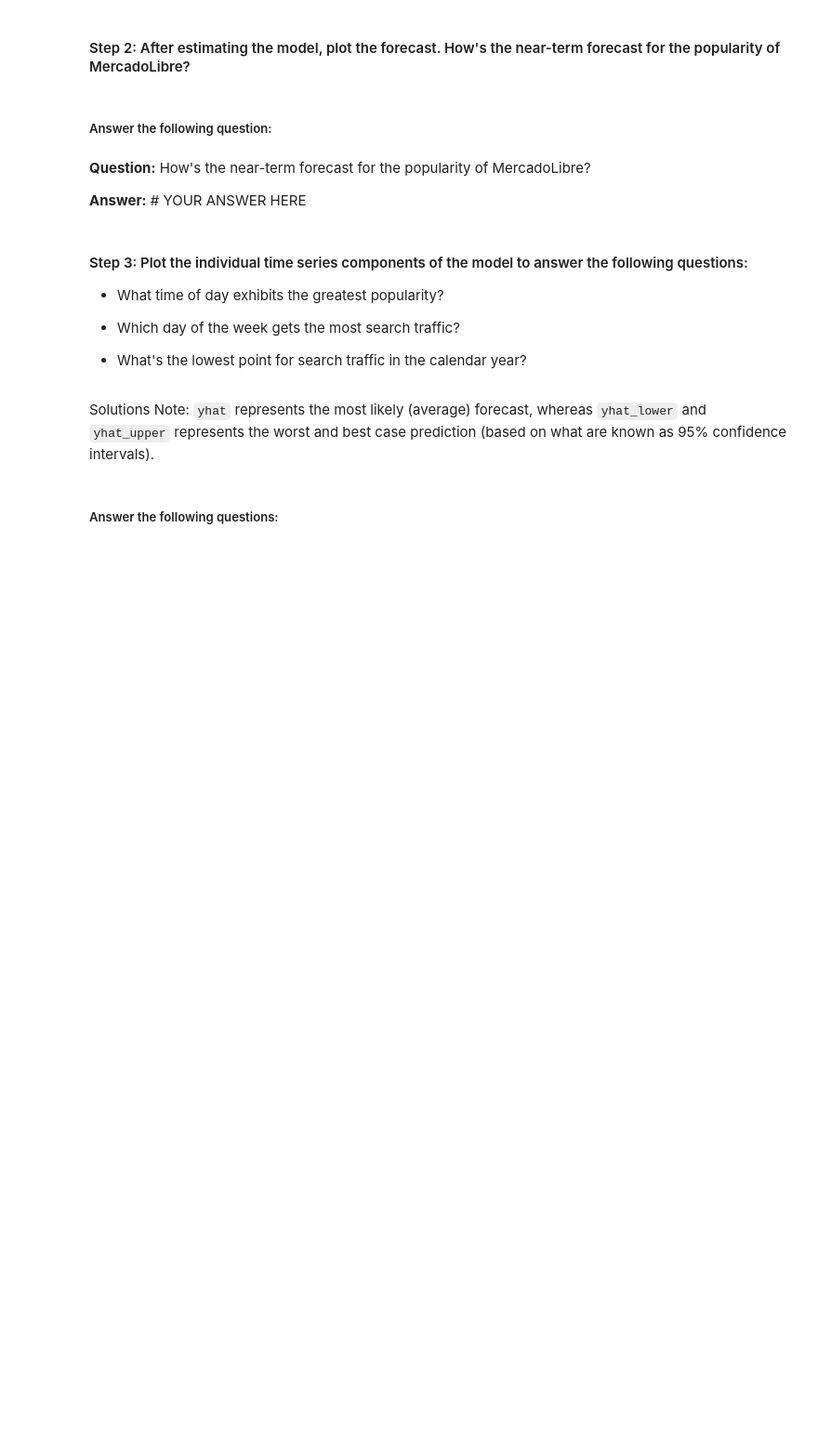
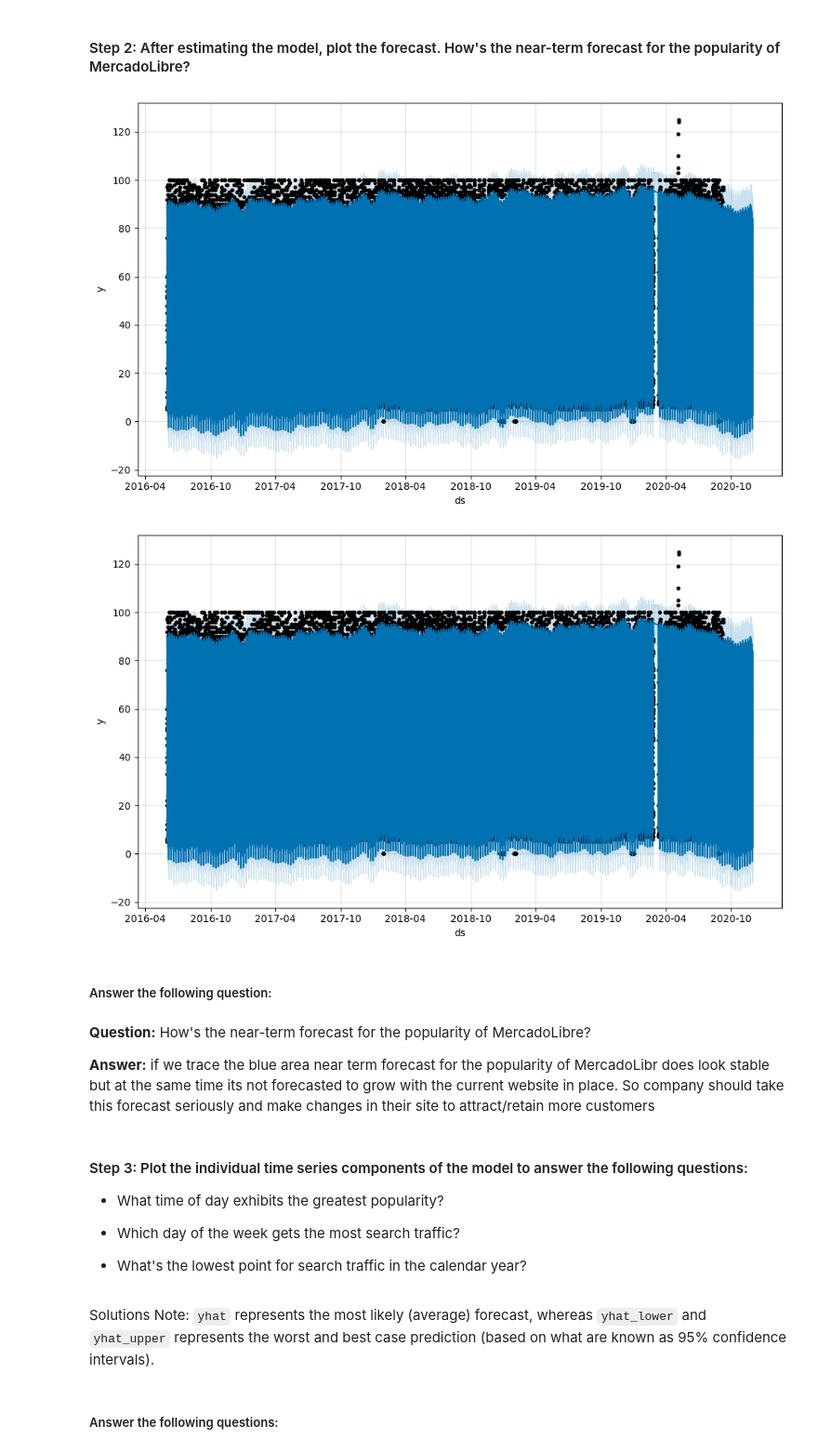
Before and after one commit to anuraggargLTI/module_11_challenge, a Jupyter notebook: forecasting_net_prophet.ipynb, the cells around one changed output. Shown at 93% size. Saved outputs shown, nothing was run; the diff lists cells and outputs as text; code cells hidden in the pictures; blank space fills up the shorter version.

```diff
--- a/forecasting_net_prophet.ipynb
+++ b/forecasting_net_prophet.ipynb
@@ -430,6 +531,6 @@ mercado_prophet_df = # YOUR CODE HERE
 # %%
 # Call the Prophet function, store as an object
-model_mercado_trends = # YOUR CODE HERE
+model_mercado_trends = Prophet()
 # %%
 # Fit the time-series model.
-# YOUR CODE HERE
+model_mercado_trends.fit(mercado_prophet_df)
@@ -436,7 +541,8 @@ model_mercado_trends = # YOUR CODE HERE
 # %%
 # Create a future dataframe to hold predictions
 # Make the prediction go out as far as 2000 hours (approx 80 days)
-future_mercado_trends = # YOUR CODE HERE
+future_mercado_trends = model_mercado_trends.make_future_dataframe(periods=2000,freq="H")
 
 # View the last five rows of the future_mercado_trends DataFrame
-# YOUR CODE HERE
+display(future_mercado_trends.head())
+display(future_mercado_trends.tail())
@@ -443,6 +562,6 @@ future_mercado_trends = # YOUR CODE HERE
 # %%
 # Make the predictions for the trend data using the future_mercado_trends DataFrame
-forecast_mercado_trends = # YOUR CODE HERE
+forecast_mercado_trends = model_mercado_trends.predict(future_mercado_trends)
 
 # Display the first five rows of the forecast_mercado_trends DataFrame
-# YOUR CODE HERE
+forecast_mercado_trends.head()
@@ -450,13 +577,16 @@ forecast_mercado_trends = # YOUR CODE HERE
 #### Step 2: After estimating the model, plot the forecast. How's the near-term forecast for the popularity of MercadoLibre?
 # %%
 # Plot the Prophet predictions for the Mercado trends data
-# YOUR CODE HERE
+model_mercado_trends.plot(forecast_mercado_trends)
+# %% [output]
+[figure, added]
+[figure, added]
 # %% [markdown]
 ##### Answer the following question:
-# %% [markdown]
-**Question:**  How's the near-term forecast for the popularity of MercadoLibre?
-
-**Answer:** # YOUR ANSWER HERE
+# %% [markdown]
+**Question:**  How's the near-term forecast for the popularity of MercadoLibre?
+
+**Answer:** if we trace the blue area near term forecast for the popularity of MercadoLibr does look stable but at the same time its not forecasted to grow with the current website in place. So company should take this forecast seriously and make changes in their site to attract/retain more customers
 # %% [markdown]
 #### Step 3: Plot the individual time series components of the model to answer the following questions:
 
```
Also changed, not shown: parts of 20 cells of this notebook.
